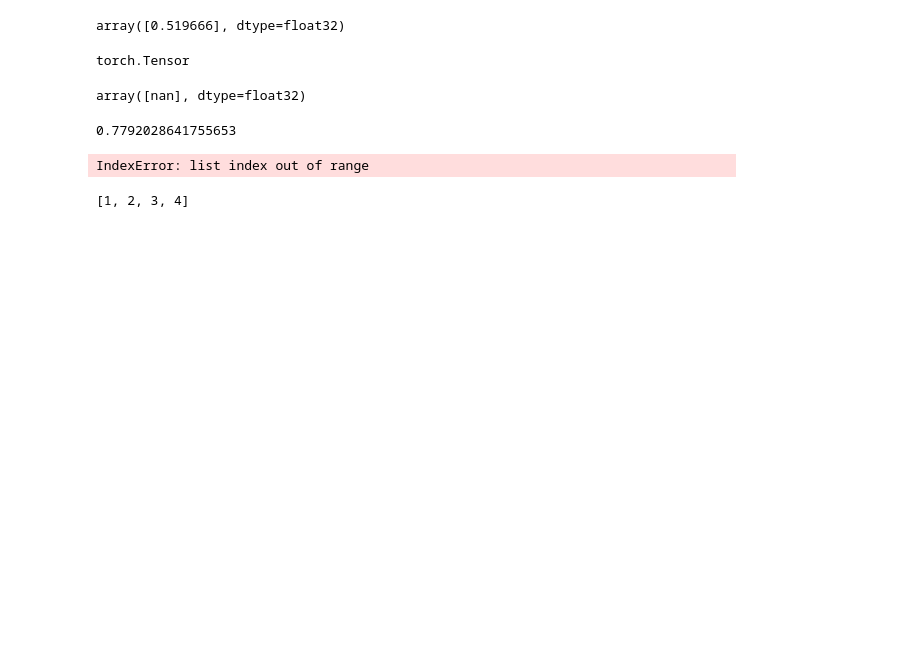
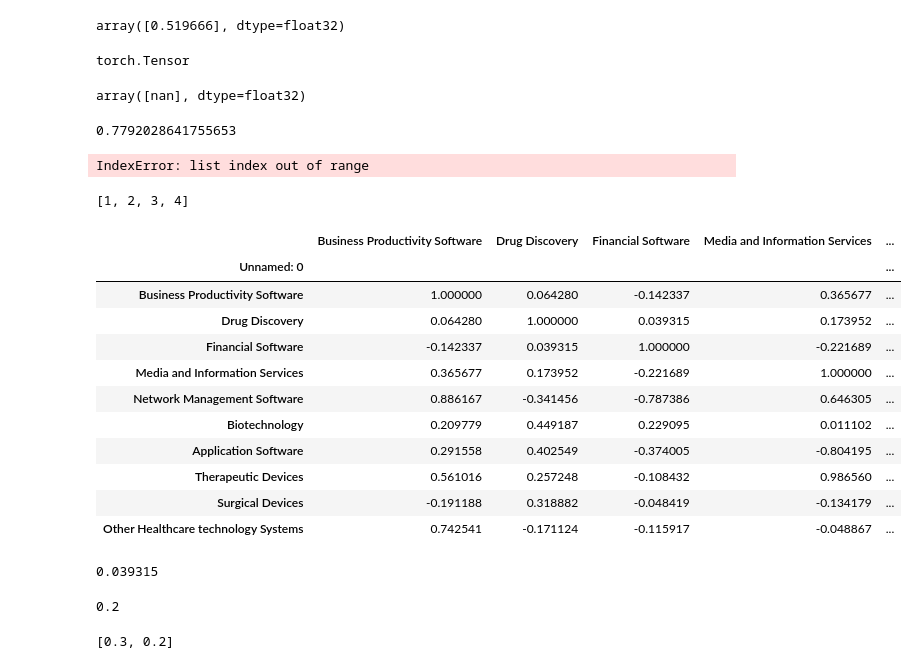
Before and after one commit to csynbiosys/dissertations-2021-info, a Jupyter notebook: Samuel_Gramata_quantify/Model/MESA_VC_Startup_model.ipynb, the cells around one changed output. Saved outputs shown, nothing was run; the diff lists cells and outputs as text; code cells hidden in the pictures; blank space fills up the shorter version.

```diff
--- a/Samuel_Gramata_quantify/Model/MESA_VC_Startup_model.ipynb
+++ b/Samuel_Gramata_quantify/Model/MESA_VC_Startup_model.ipynb
@@ -729,3 +726,22 @@ s = [4]
 print(a+s)
 # %% [output]
 [1, 2, 3, 4]
+# %%
+Correlation_matrix
+# %% [output]
+|  | Business Productivity Software | Drug Discovery | Financial Software | Media and Information Services | ... |
+| Unnamed: 0 |  |  |  |  | ... |
+| Business Productivity Software | 1.000000 | 0.064280 | -0.142337 | 0.365677 | ... |
+| Drug Discovery | 0.064280 | 1.000000 | 0.039315 | 0.173952 | ... |
+| Financial Software | -0.142337 | 0.039315 | 1.000000 | -0.221689 | ... |
+| Media and Information Services | 0.365677 | 0.173952 | -0.221689 | 1.000000 | ... |
+| Network Management Software | 0.886167 | -0.341456 | -0.787386 | 0.646305 | ... |
+| Biotechnology | 0.209779 | 0.449187 | 0.229095 | 0.011102 | ... |
+| Application Software | 0.291558 | 0.402549 | -0.374005 | -0.804195 | ... |
+| Therapeutic Devices | 0.561016 | 0.257248 | -0.108432 | 0.986560 | ... |
+| Surgical Devices | -0.191188 | 0.318882 | -0.048419 | -0.134179 | ... |
+| Other Healthcare technology Systems | 0.742541 | -0.171124 | -0.115917 | -0.048867 | ... |
+# %%
+float(Correlation_matrix.loc["Drug Discovery", "Financial Software"])
+# %% [output]
+0.039315
@@ -731,0 +750,4 @@ print(a+s)
+# %%
+s[0]
+# %% [output]
+0.2
@@ -731,0 +756,4 @@ print(a+s)
+# %%
+t+s
+# %% [output]
+[0.3, 0.2]
```
Also changed, not shown: parts of 16 cells of this notebook.
